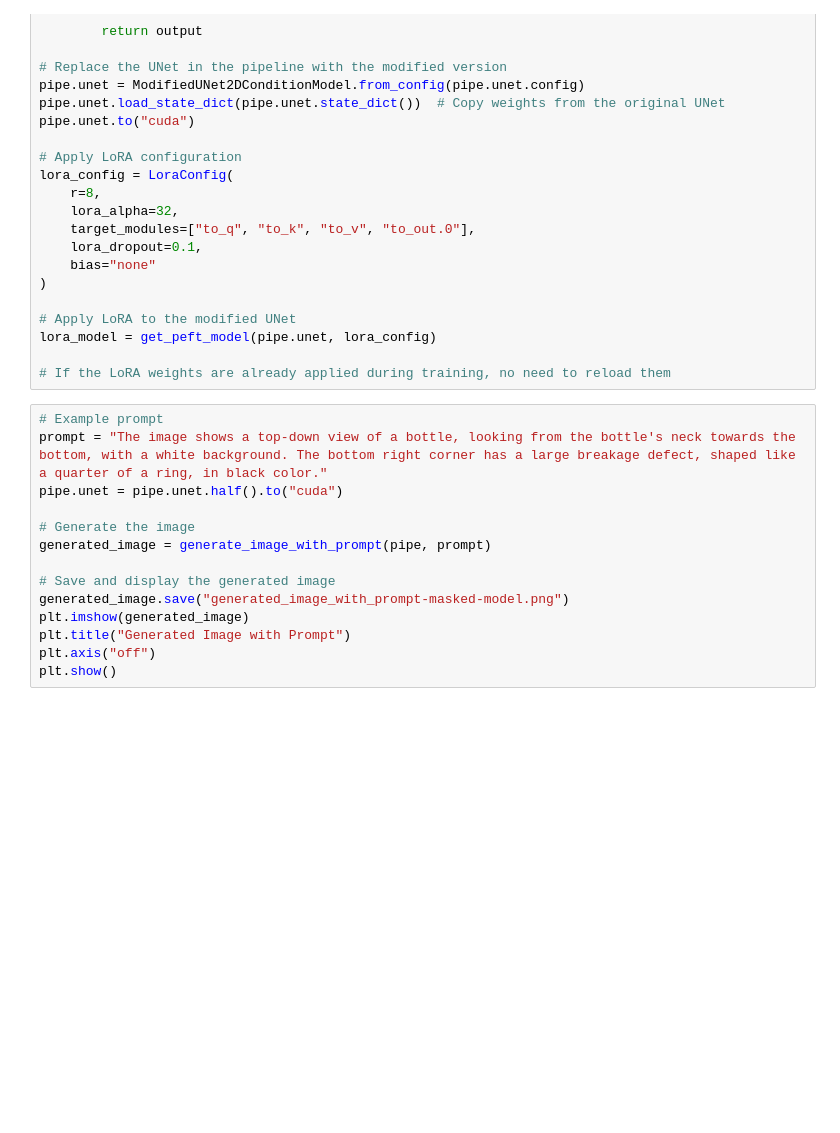
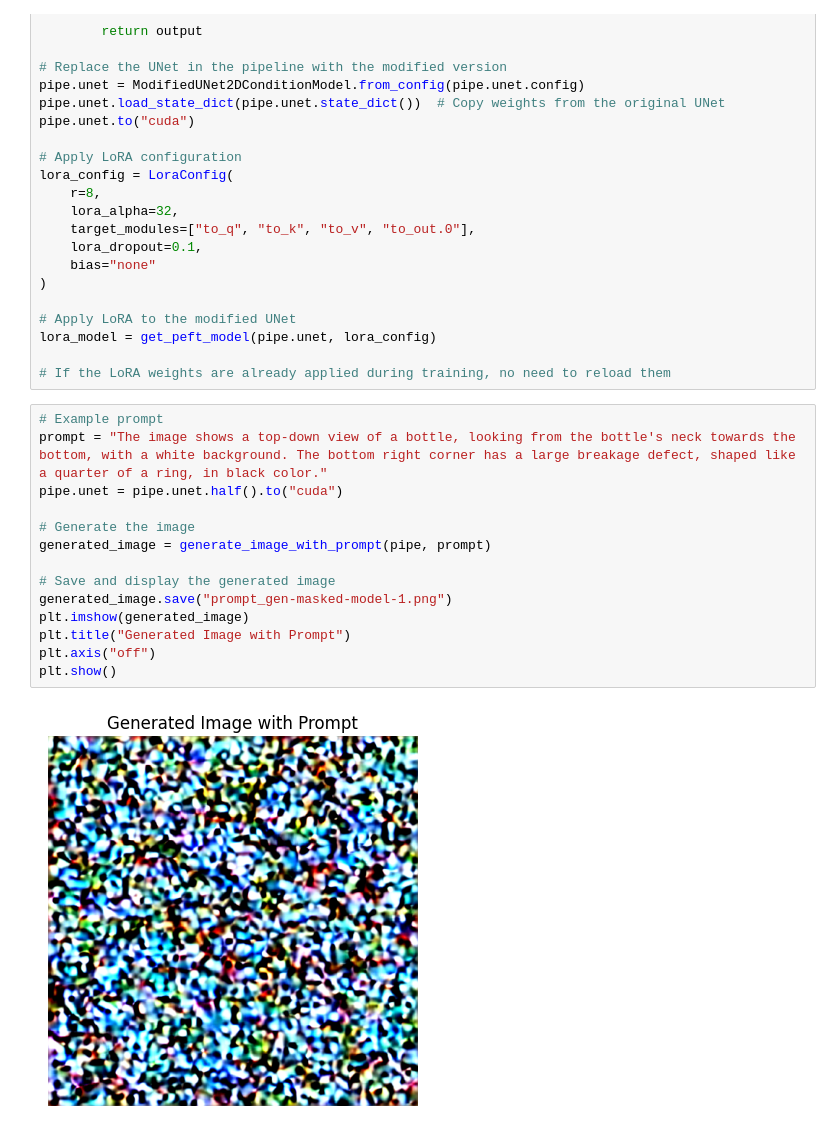
Before and after one commit to agasheaditya/siemens-rag-bot, a Jupyter notebook: siemens-energy/notebooks/P1.ipynb, the cells around one changed output. Drawn from its saved outputs; the diff is of its cells as text; blank space fills up the shorter version.

Commit message:
fixed inference part of the code for model trained on prompts, images and masks to do the prediction only using prompts. Issue: currently returns noise image.

```diff
--- a/siemens-energy/notebooks/P1.ipynb
+++ b/siemens-energy/notebooks/P1.ipynb
@@ -640,14 +657,16 @@ lora_model = get_peft_model(pipe.unet, lora_config)
 # %%
 # Example prompt
 prompt = "The image shows a top-down view of a bottle, looking from the bottle's neck towards the bottom, with a white background. The bottom right corner has a large breakage defect, shaped like a quarter of a ring, in black color."
 pipe.unet = pipe.unet.half().to("cuda")
 
 # Generate the image
 generated_image = generate_image_with_prompt(pipe, prompt)
 
 # Save and display the generated image
-generated_image.save("generated_image_with_prompt-masked-model.png")
+generated_image.save("prompt_gen-masked-model-1.png")
 plt.imshow(generated_image)
 plt.title("Generated Image with Prompt")
 plt.axis("off")
 plt.show()
+# %% [output]
+[figure, added]
```
Also changed, not shown: parts of 3 cells of this notebook, 1 other file.
